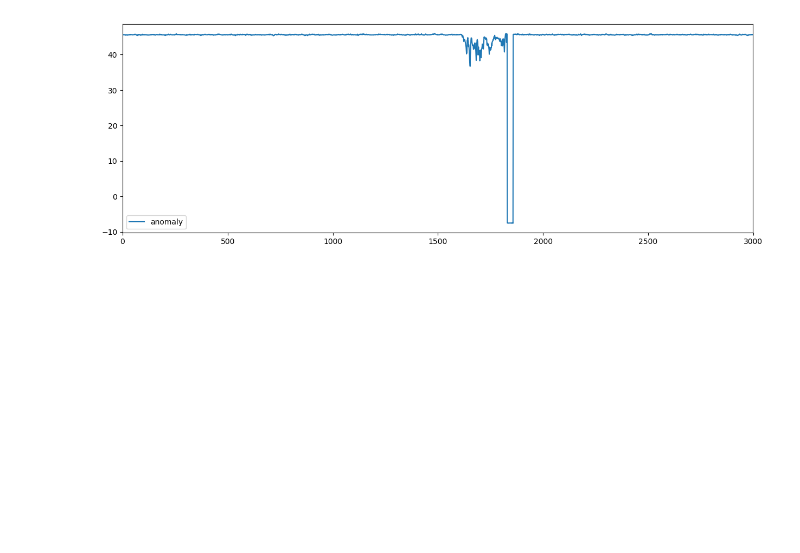
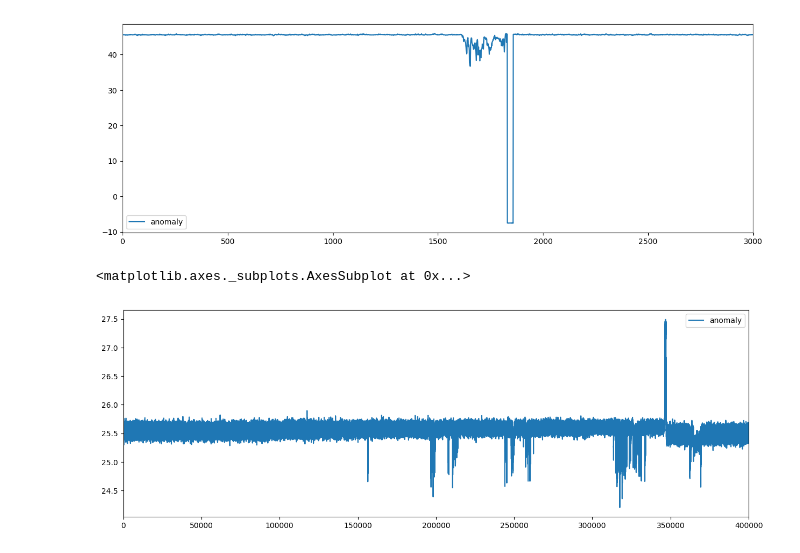
Before and after one commit to nick-torenvliet/bnp_time_series, a Jupyter notebook: jupyter/hdf5_convert.ipynb, the cells around one changed output. Drawn from its saved outputs; the diff is of its cells as text; code cells hidden in the pictures; blank space fills up the shorter version.

Commit message:
adding some anomaly data

```diff
--- a/jupyter/hdf5_convert.ipynb
+++ b/jupyter/hdf5_convert.ipynb
@@ -123,0 +123,5 @@ anomaly_df.to_csv('./data/anomaly.csv')
+# %%
+anomaly_df.head(400000).plot()
+# %% [output]
+<matplotlib.axes._subplots.AxesSubplot at 0x...>
+[figure, added]
```
Also changed, not shown: parts of 4 cells of this notebook, 2 other files.
